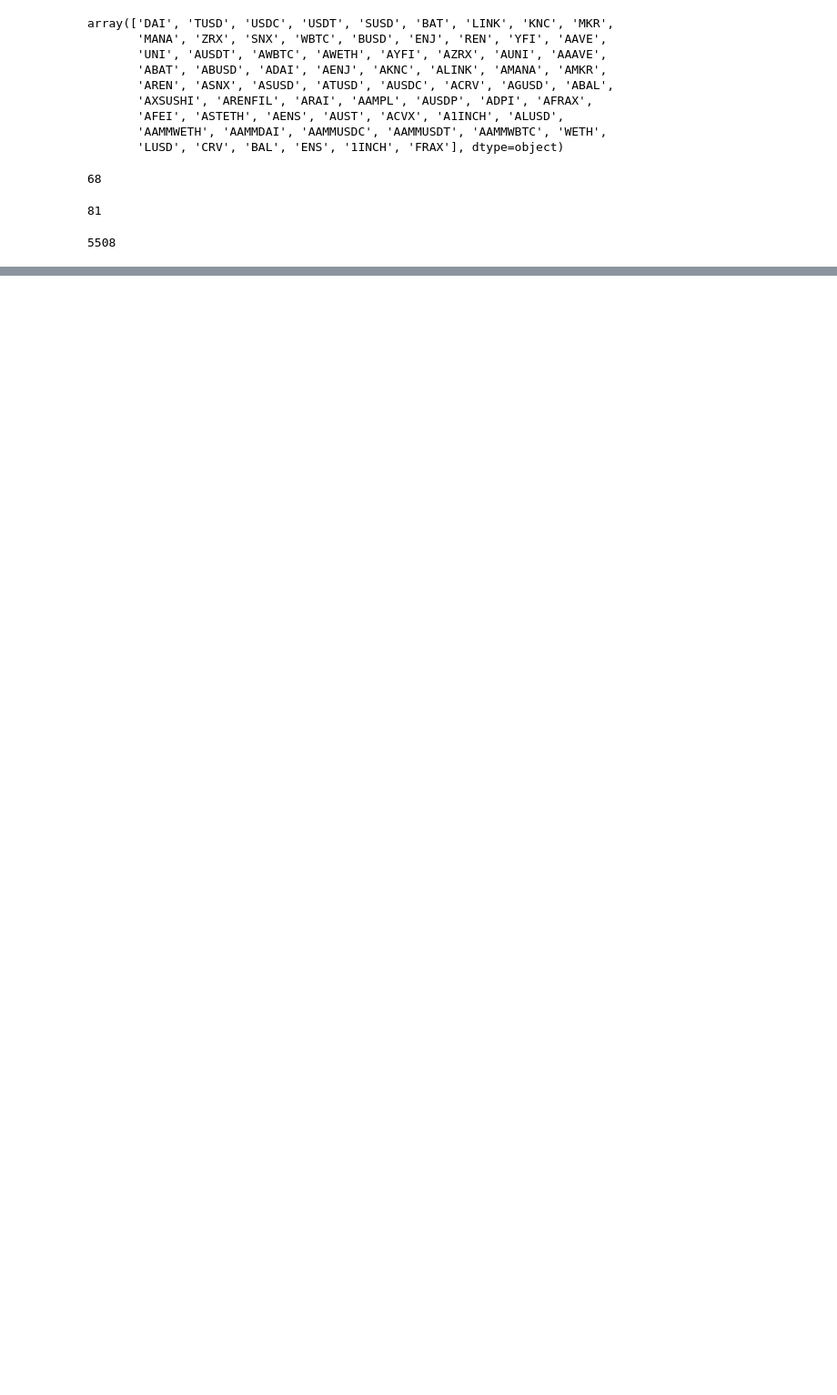
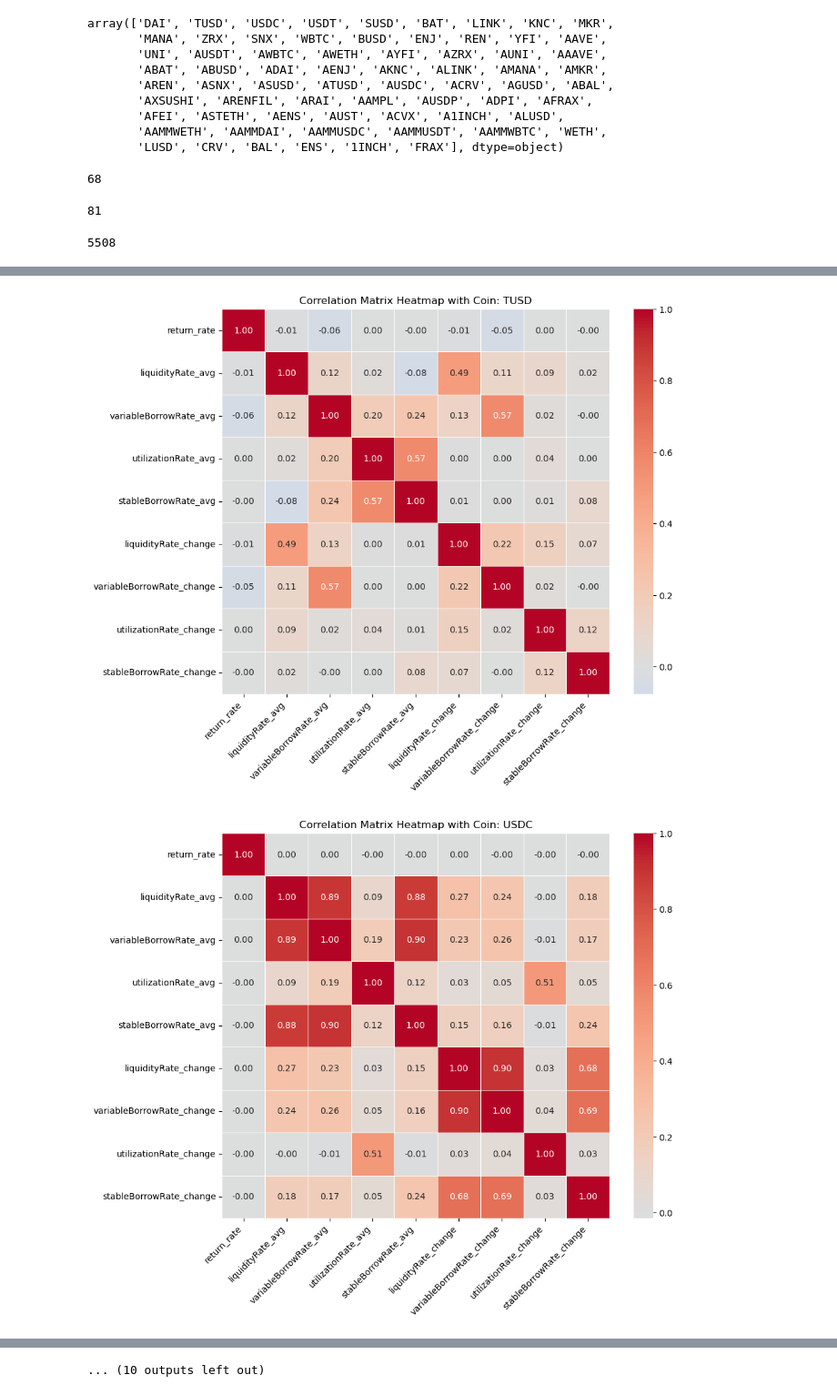
Before and after one commit to nikanhg/Funding_rate_Aave, a Jupyter notebook: Jing/corr_analysis.ipynb, the cells around one changed output, grey strips where cells are left out. Shown at 91% size. Saved outputs shown, nothing was run; the diff lists cells and outputs as text; code cells hidden in the pictures; blank space fills up the shorter version.

```diff
--- a/Jing/corr_analysis.ipynb
+++ b/Jing/corr_analysis.ipynb
@@ -149,0 +126,44 @@ See the caveats in the documentation: https://pandas.pydata.org/pandas-docs/stab
+# %%
+import seaborn as sns
+import matplotlib.pyplot as plt
+
+cumulative_data = correlation.fillna(0)
+valid_data_count = 0
+
+for i in range(0, len(unique_symbols)):
+    data = cal_corr(unique_symbols[i])
+    if not data.isna().any().any():
+        cumulative_data += data  # 累加每次的 9x9 DataFrame
+        valid_data_count += 1    # 记录有效数据的次数
+    if pd.notna(data['return_rate']['return_rate']):
+        plt.figure(figsize=(10, 8))
+
+        # Create a heatmap using seaborn to visualize the correlation matrix
+        sns.heatmap(data, annot=True, cmap='coolwarm', center=0, linewidths=0.5, fmt=".2f")
+
+        # Add title and labels
+        plt.title('Correlation Matrix Heatmap with Coin: ' + unique_symbols[i])
+        plt.xticks(rotation=45, ha='right')  # Rotate x-axis labels for better readability
+        plt.yticks(rotation=0)  # Keep y-axis labels horizontal
+
+        plt.show()
+
+
+# 检查是否有有效数据
+if valid_data_count > 0:
+    # 计算 data 的平均值
+    average_data = cumulative_data / valid_data_count
+
+    # 显示平均 heatmap
+    plt.figure(figsize=(10, 8))
+    sns.heatmap(average_data, annot=True, cmap='coolwarm', center=0, linewidths=0.5, fmt=".2f")
+
+    # 添加标题和标签
+    plt.title('Average Correlation Matrix Heatmap Across Symbols')
+    plt.xticks(rotation=45, ha='right')
+    plt.yticks(rotation=0)
+
+    plt.show()
+# %% [output]
+[figure, added]
+[figure, added]
@@ -149,0 +180 @@ See the caveats in the documentation: https://pandas.pydata.org/pandas-docs/stab
+... (10 outputs left out)
```
Also changed, not shown: parts of 4 cells of this notebook.
